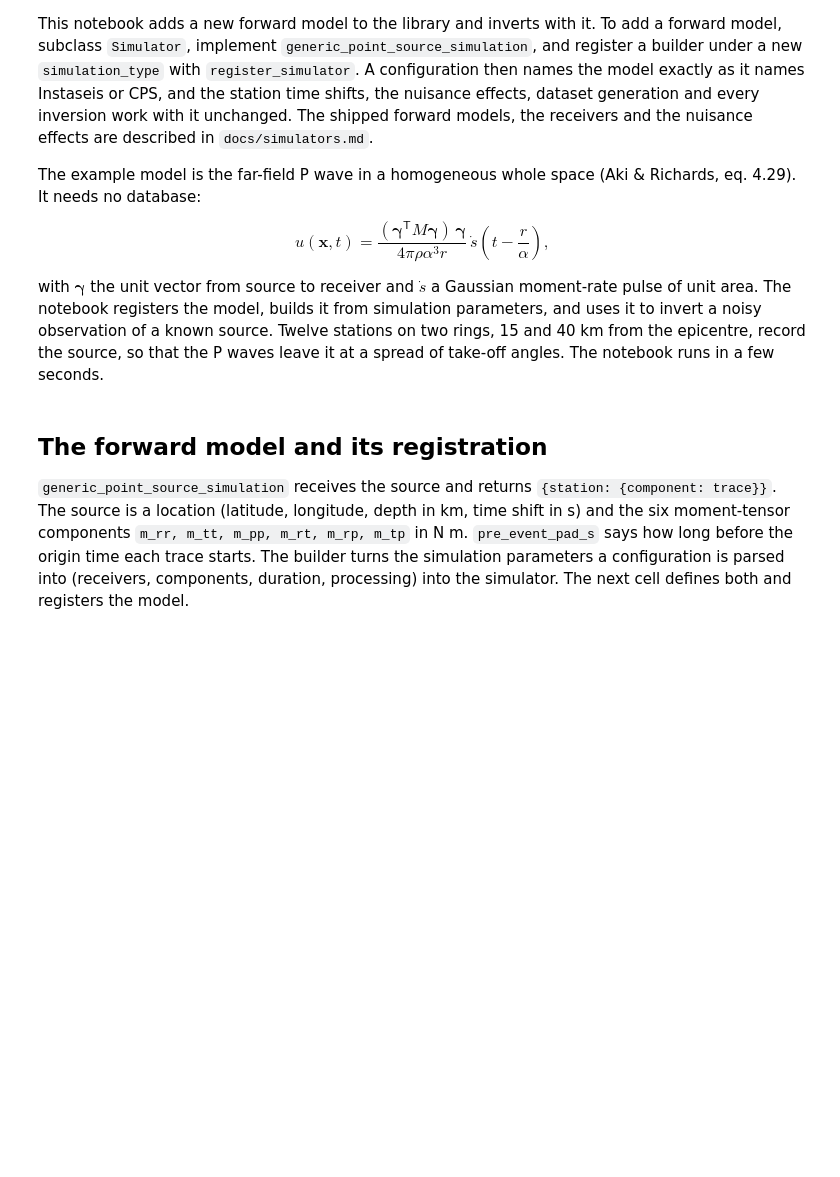
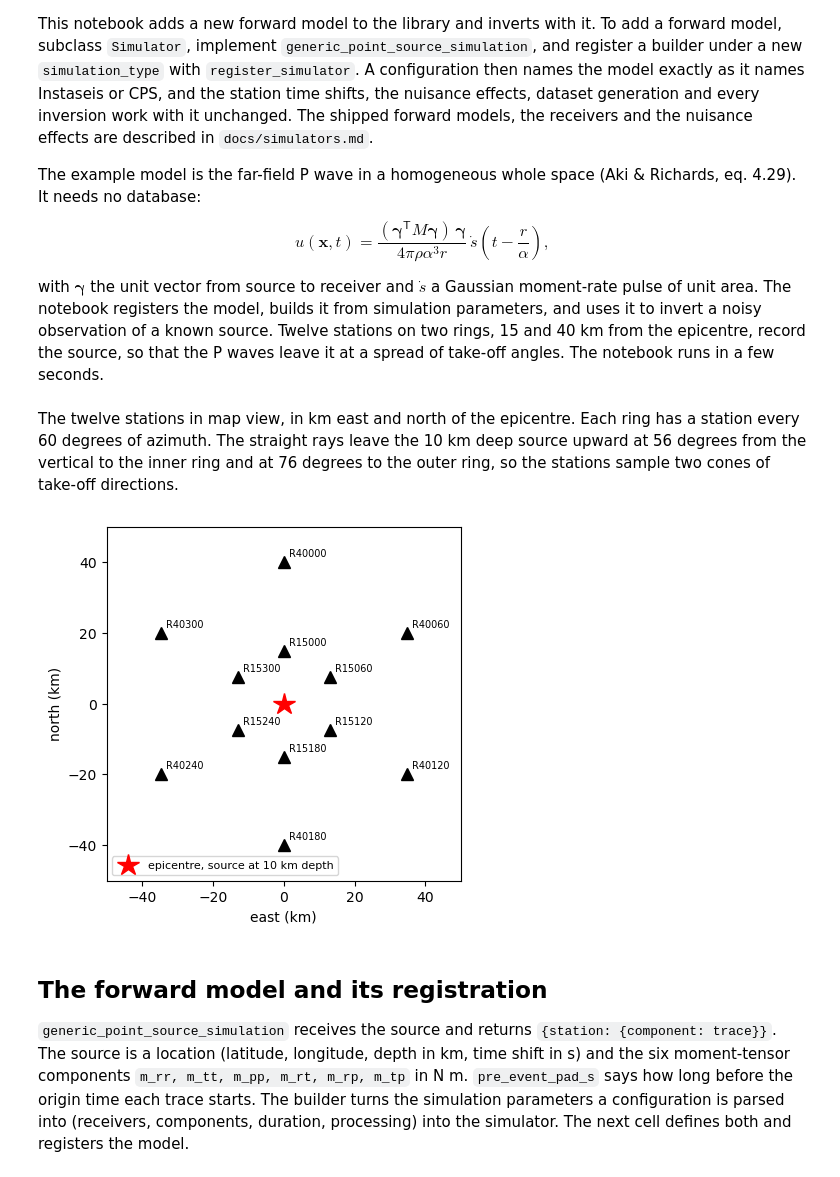
Before and after one commit to asaoulis/seismo-sbi, a Jupyter notebook: examples/custom_forward_model.ipynb, the cells around one changed output. Drawn from its saved outputs; the diff is of its cells as text; code cells hidden in the pictures; blank space fills up the shorter version.

```diff
--- a/examples/custom_forward_model.ipynb
+++ b/examples/custom_forward_model.ipynb
@@ -29,6 +29,28 @@ stations = [(f"R{distance_km:02d}{azimuth_deg:03d}", *orthodrome.azidist_to_latl
     for distance_km in (15, 40) for azimuth_deg in range(0, 360, 60)]
 receivers = Receivers.from_arrays([name for name, _, _ in stations], ["XX"] * len(stations),
                                   [float(lat) for _, lat, _ in stations], [float(lon) for _, _, lon in stations])
+# %% [markdown]
+The twelve stations in map view, in km east and north of the epicentre. Each ring has a station every 60
+degrees of azimuth. The straight rays leave the 10 km deep source upward at 56 degrees from the vertical to the
+inner ring and at 76 degrees to the outer ring, so the stations sample two cones of take-off directions.
+# %%
+import matplotlib.pyplot as plt
+from obspy.geodetics import gps2dist_azimuth
+import numpy as np
+
+fig, ax = plt.subplots(figsize=(4.6, 4.6))
+for receiver in receivers.iterate():
+    distance_m, azimuth_deg, _ = gps2dist_azimuth(SOURCE_LOCATION[0], SOURCE_LOCATION[1], receiver.latitude,
+                                                  receiver.longitude)
+    east_km, north_km = distance_m / 1e3 * np.sin(np.radians(azimuth_deg)), distance_m / 1e3 * np.cos(np.radians(azimuth_deg))
+    ax.plot(east_km, north_km, "k^", ms=8)
+    ax.annotate(receiver.station_name, (east_km, north_km), xytext=(4, 4), textcoords="offset points", fontsize=7)
+ax.plot(0, 0, "r*", ms=16, label=f"epicentre, source at {SOURCE_LOCATION[2]:.0f} km depth")
+ax.set(xlabel="east (km)", ylabel="north (km)", aspect="equal", xlim=(-50, 50), ylim=(-50, 50))
+ax.legend(loc="lower left", fontsize=8)
+plt.show()
+# %% [output]
+[figure, added]
 # %% [markdown]
 ## The forward model and its registration
 
```
Also changed, not shown: parts of 2 cells of this notebook, 1 other file.
